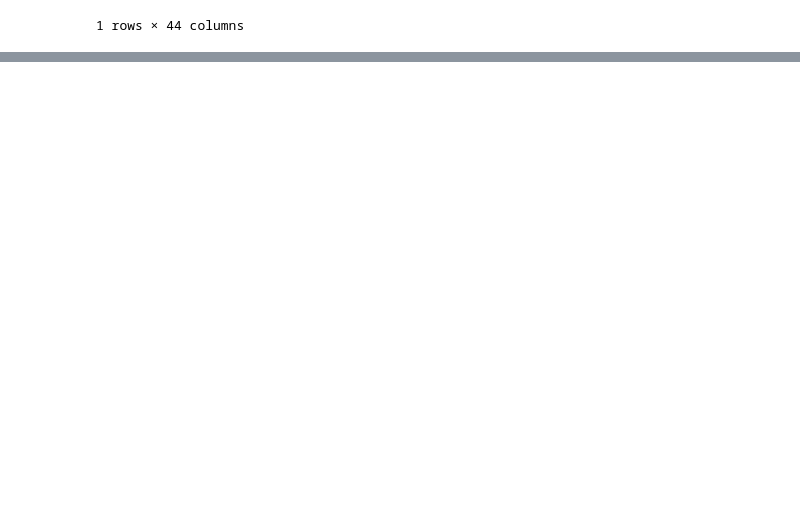
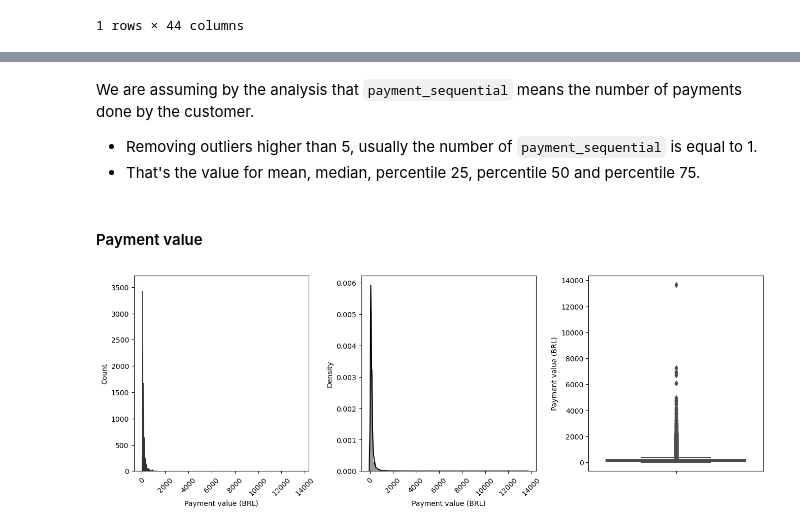
Before and after one commit to lucasquemelli/customer_satisfaction_prediction, a Jupyter notebook: customer_satisfaction_prediction.ipynb, the cells around one changed output, grey strips where cells are left out. Drawn from its saved outputs; the diff is of its cells as text; code cells hidden in the pictures; blank space fills up the shorter version.

```diff
--- a/customer_satisfaction_prediction.ipynb
+++ b/customer_satisfaction_prediction.ipynb
@@ -335,0 +664,29 @@ data[data["order_id"] == "6a87a0371f263aa8c1779c2c115c1427"]
+# %% [markdown]
+We are assuming by the analysis that `payment_sequential` means the number of payments done by the customer.
+
+- Removing outliers higher than 5, usually the number of `payment_sequential` is equal to 1.
+- That's the value for mean, median, percentile 25, percentile 50 and percentile 75.
+# %% [markdown]
+#### Payment value
+# %%
+aux = num_attributes.copy()
+
+plt.figure(figsize=(16,5))
+
+plt.subplot(1,3,1)
+sns.histplot(aux["payment_value"], color="black")
+plt.xlabel("Payment value (BRL)")
+plt.xticks(rotation=45);
+
+plt.subplot(1,3,2)
+sns.distplot(aux["payment_value"], color="black")
+plt.xlabel("Payment value (BRL)")
+plt.xticks(rotation=45);
+
+plt.subplot(1,3,3)
+sns.boxplot(y='payment_value',data=aux, color="gray")
+plt.ylabel("Payment value (BRL)")
+
+plt.subplots_adjust(wspace = 0.30);
+# %% [output]
+[figure, added]
```
Also changed, not shown: parts of 49 cells of this notebook.
